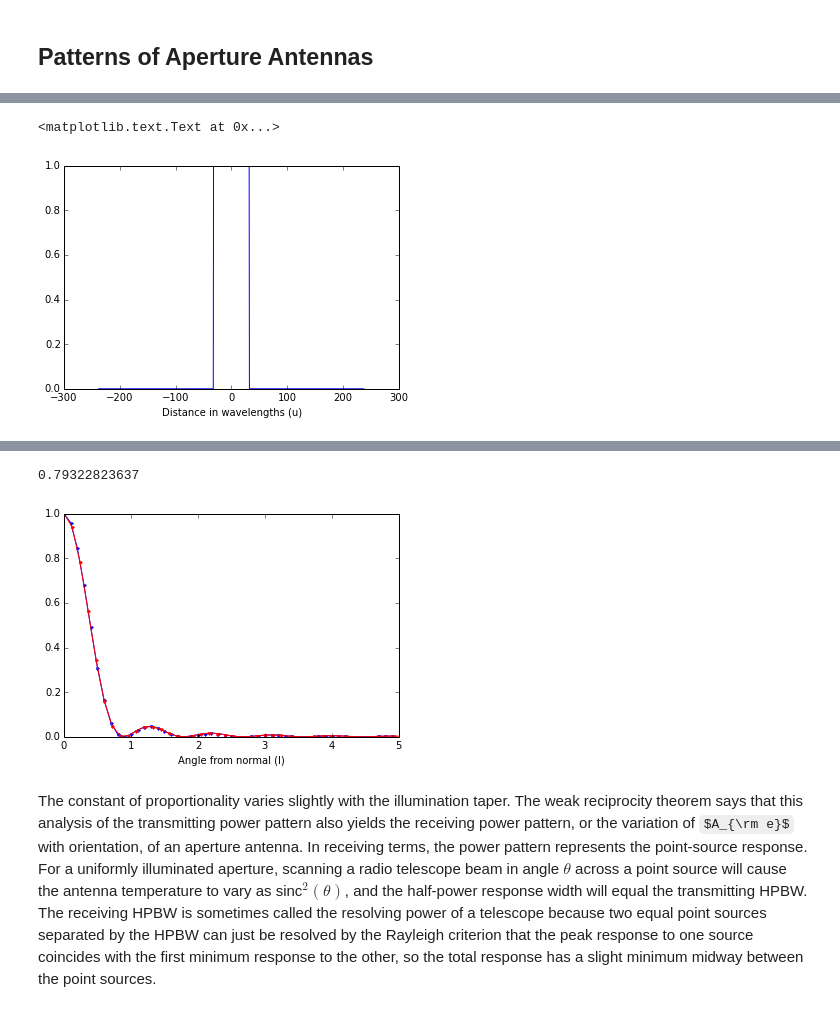
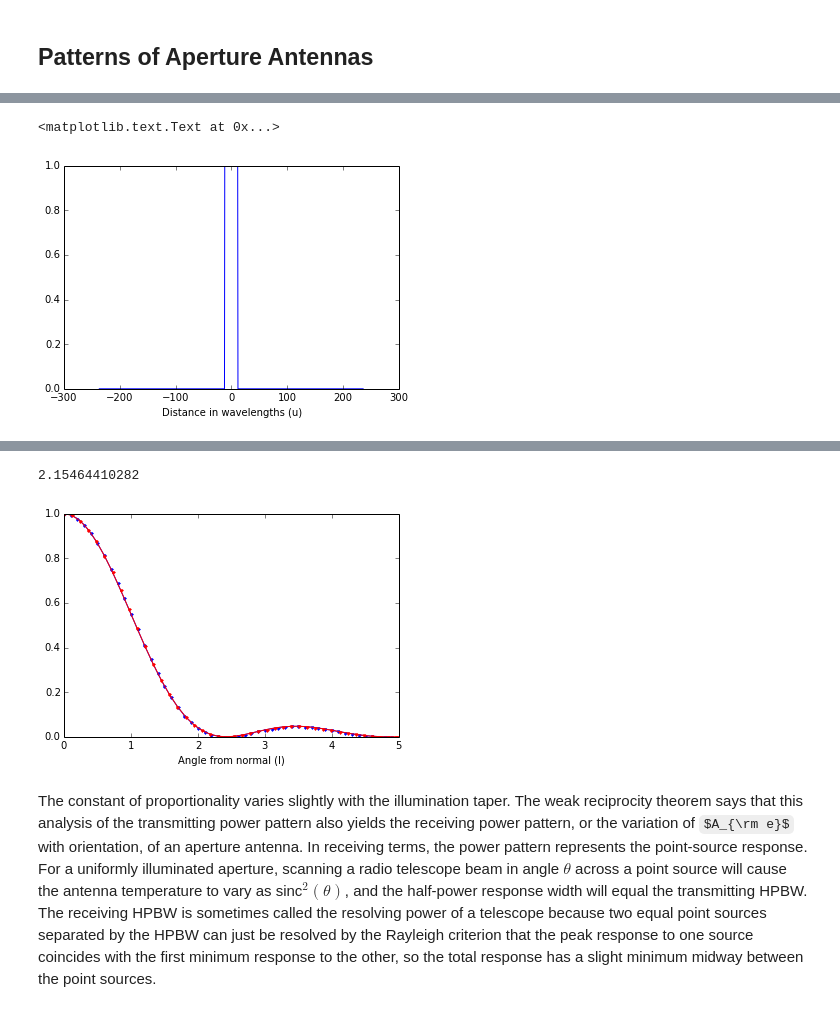
Before and after one commit to ska-sa/tutorials, a Jupyter notebook: 2_Radio_Astronomy_Honours/3_Antennas/Reflector Antennas.ipynb, the cells around one changed output, grey strips where cells are left out. Drawn from its saved outputs; the diff is of its cells as text; code cells hidden in the pictures; some formulas as TeX source.

```diff
--- a/2_Radio_Astronomy_Honours/3_Antennas/Reflector Antennas.ipynb
+++ b/2_Radio_Astronomy_Honours/3_Antennas/Reflector Antennas.ipynb
@@ -100,21 +132,22 @@ First we calculate the Fourier transform of the unit rectangle function $$ \Pi (
 # %%
 def tophat(t,width,A=1):
     output = np.zeros(len(t))
     output[abs(t)<width/2.0] = A
     return output
-D = 13.5 # dish diameter
-lam = 0.21 # frequency of interest
+D = 12 #13.5 # dish diameter
+f = 1.42e9
+lam = 3e8/f # frequency of interest
 step = 0.1 # distance step size
 x = arange(-50,50,step) # distance in meters
 u = x/lam # distance in wavelengths
 X = mean(diff(u)) # FFT sample resolution
 g = tophat(u,D/lam) # aperture function
 N = shape(x)[0] # FFT size
 plot(u,g)
 xlabel('Distance in wavelengths (u)')
 # %% [output]
 <matplotlib.text.Text at 0x...>
-[figure, old version]
+[figure, new version]
 # %% [markdown]
 The symbol $\Pi$ is shaped like the unit rectangle function it represents.
 The Fourier transform of $\Pi(u)$ is defined as
@@ -161,8 +194,8 @@ xlabel('Angle from normal (l)')
 xlim(0,5)
 print HPBW
 # %% [output]
-0.79322823637
+2.15464410282
-[figure, old version]
+[figure, new version]
 # %% [markdown]
 The constant of proportionality varies slightly with the illumination taper.
 The weak reciprocity theorem says that this analysis of the transmitting power pattern also yields the receiving power pattern, or the variation of $A_{\rm e}$ with orientation, of an aperture antenna. In receiving terms, the power pattern represents the point-source response. For a uniformly illuminated aperture, scanning a radio telescope beam in angle $\theta$ across a point source will cause the antenna temperature to vary as sinc$^2(\theta)$, and the half-power response width will equal the transmitting HPBW. The receiving HPBW is sometimes called the resolving power of a telescope because two equal point sources separated by the HPBW can just be resolved by the Rayleigh criterion that the peak response to one source coincides with the first minimum response to the other, so the total response has a slight minimum midway between the point sources.
```
Also changed, not shown: parts of 21 cells of this notebook.
